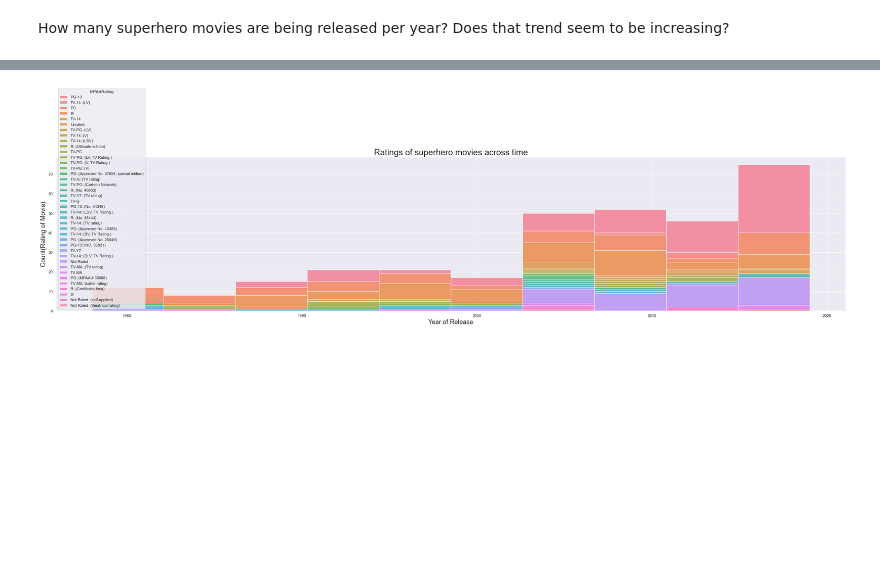
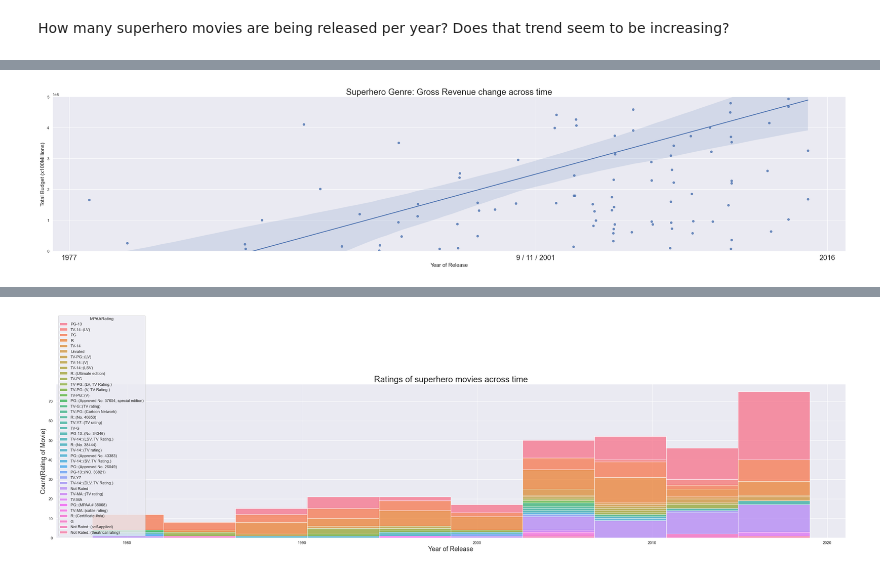
Before and after one commit to kaimmej/DA320, a Jupyter notebook: A4_JupyterCharts.ipynb, the cells around one changed output, grey strips where cells are left out. Saved outputs shown, nothing was run; the diff lists cells and outputs as text; code cells hidden in the pictures; blank space fills up the shorter version.

```diff
--- a/A4_JupyterCharts.ipynb
+++ b/A4_JupyterCharts.ipynb
@@ -160,0 +182,11 @@ We see that all movies budgets have increased roughly at the same rate and in th
+# %%
+sns.regplot(data=superheroBudget_df, x="ReleaseYear", y="GrossSales", x_jitter=.1)
+
+plt.title('Superhero Genre: Gross Revenue change across time', size= 24)
+plt.xlabel('Year of Release', size= 15)
+plt.ylabel('Total Budget (x100Millions)',size= 15)
+plt.xticks([1977,2001,2016],['1977','9 / 11 / 2001','2016'],fontsize = 20)
+plt.ylim((0,500000000))
+plt.show()
+# %% [output]
+[figure, added]
```
Also changed, not shown: parts of 19 cells of this notebook.
